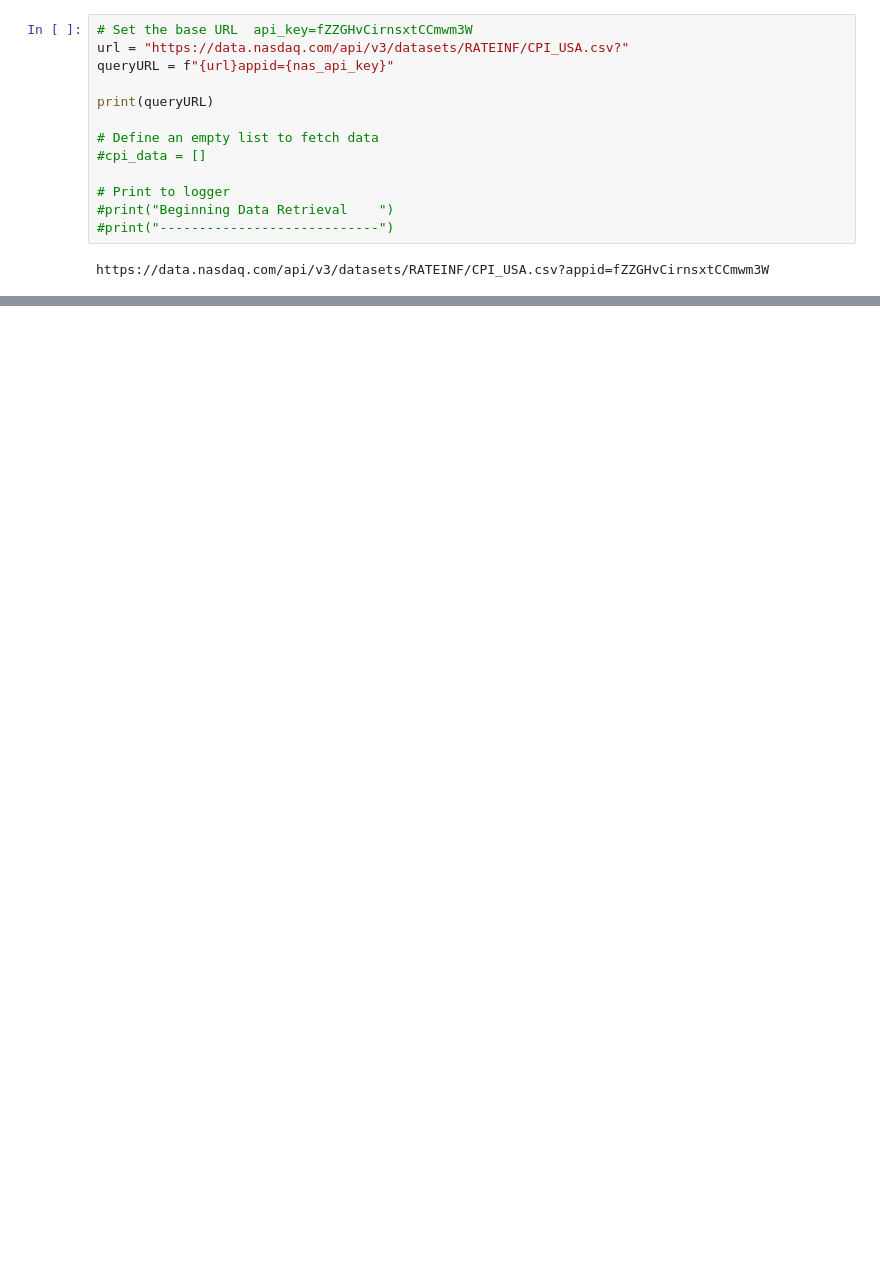
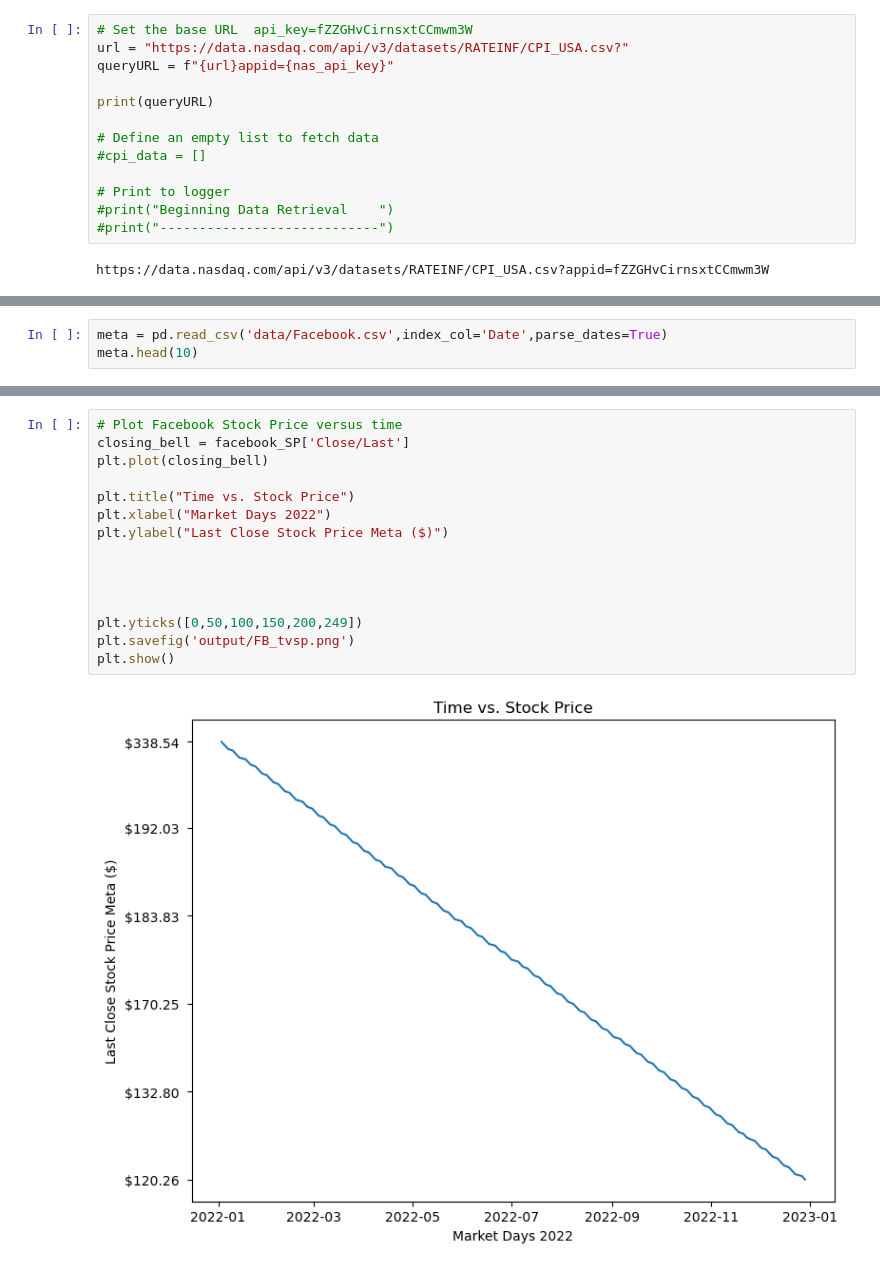
Before and after one commit to Marlon6598/NASDAQ-Project, a Jupyter notebook: MainFinGrab.ipynb, the cells around one changed output, grey strips where cells are left out. Saved outputs shown, nothing was run; the diff lists cells and outputs as text; blank space fills up the shorter version.

```diff
--- a/MainFinGrab.ipynb
+++ b/MainFinGrab.ipynb
@@ -31,0 +106,3 @@ https://data.nasdaq.com/api/v3/datasets/RATEINF/CPI_USA.json?appid=fZZGHvCirnsxt
+# %%
+meta = pd.read_csv('data/Facebook.csv',index_col='Date',parse_dates=True)
+meta.head(10)
@@ -31,0 +222,17 @@ https://data.nasdaq.com/api/v3/datasets/RATEINF/CPI_USA.json?appid=fZZGHvCirnsxt
+# %%
+# Plot Facebook Stock Price versus time
+closing_bell = facebook_SP['Close/Last']
+plt.plot(closing_bell)
+
+plt.title("Time vs. Stock Price")
+plt.xlabel("Market Days 2022")
+plt.ylabel("Last Close Stock Price Meta ($)")
+
+
+
+
+plt.yticks([0,50,100,150,200,249])
+plt.savefig('output/FB_tvsp.png')
+plt.show()
+# %% [output]
+[figure, added]
```
Also changed, not shown: parts of 47 cells of this notebook, 5 other files.
